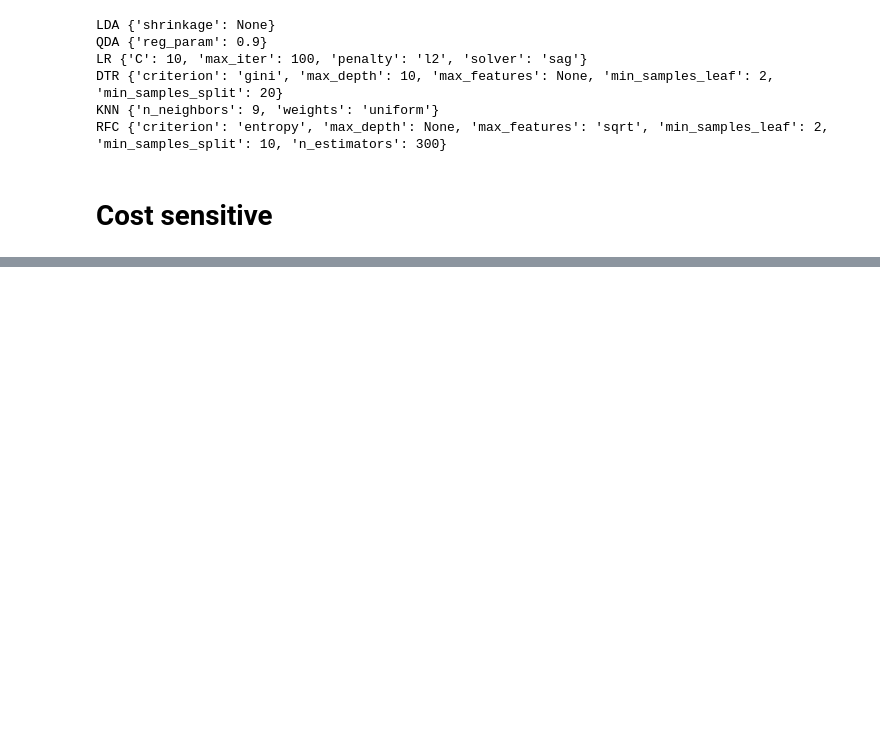
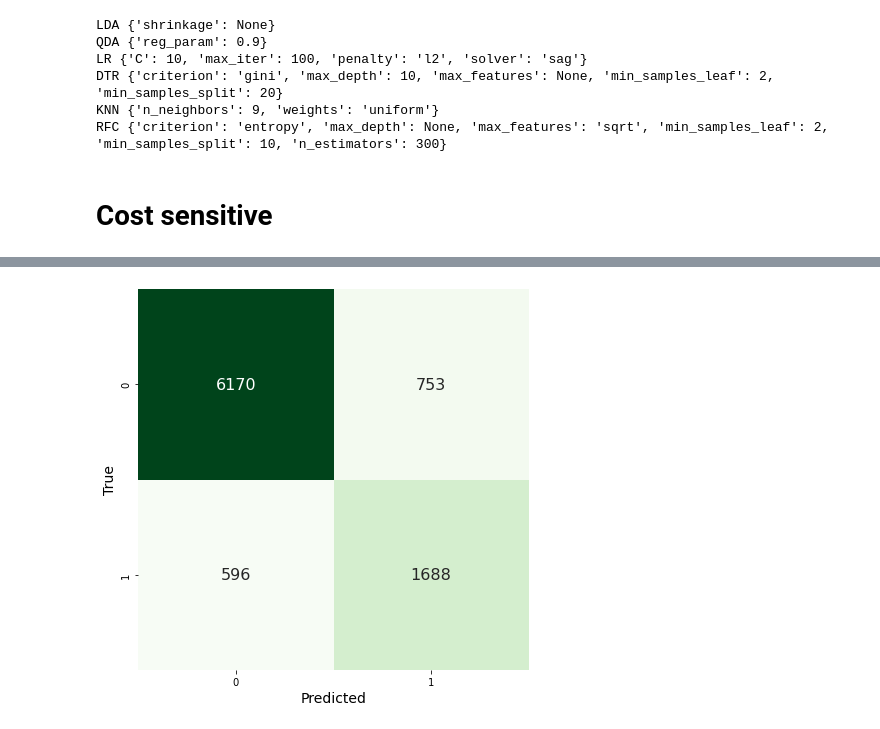
Before and after one commit to Paulina-Iwach/Data_Mining_Project, a Jupyter notebook: classification.ipynb, the cells around one changed output, grey strips where cells are left out. Saved outputs shown, nothing was run; the diff lists cells and outputs as text; code cells hidden in the pictures; blank space fills up the shorter version.

```diff
--- a/classification.ipynb
+++ b/classification.ipynb
@@ -755,0 +845,17 @@ for metric in metrics:
+# %%
+plt.figure(figsize=(7, 7))
+sns.heatmap(cm, annot=True, fmt='d', cbar=False, cmap=plt.cm.Greens,
+            annot_kws={'size': 16})  # Increase annotation text size
+
+# You can add a title with an increased font size using plt.title()
+# plt.title('Confusion Matrix', fontsize=18)  # Uncomment to add a title with a larger font
+
+# Set the labels with a larger font size
+plt.xlabel('Predicted', fontsize=14)
+plt.ylabel('True', fontsize=14)
+
+# Save and show the plot
+plt.savefig('plots/CSL_CM.pdf')
+plt.show()
+# %% [output]
+[figure, added]
```
Also changed, not shown: parts of 8 cells of this notebook, 4 other files.
